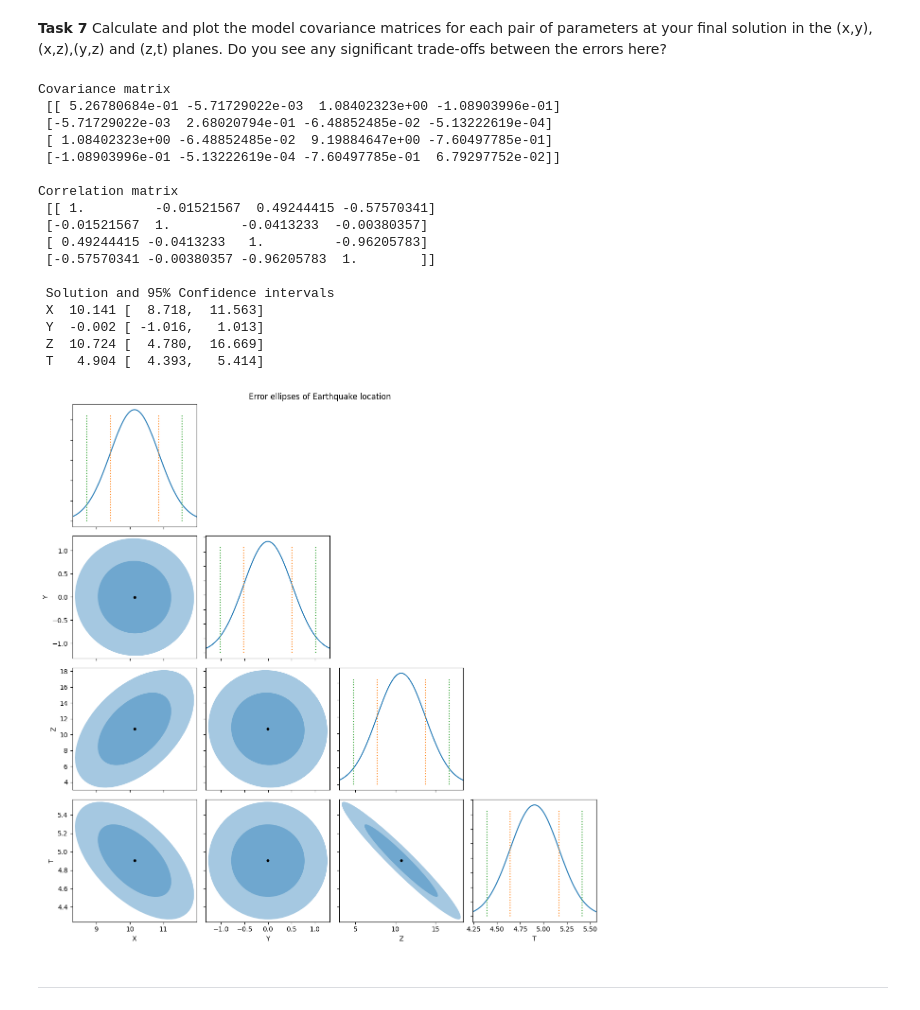
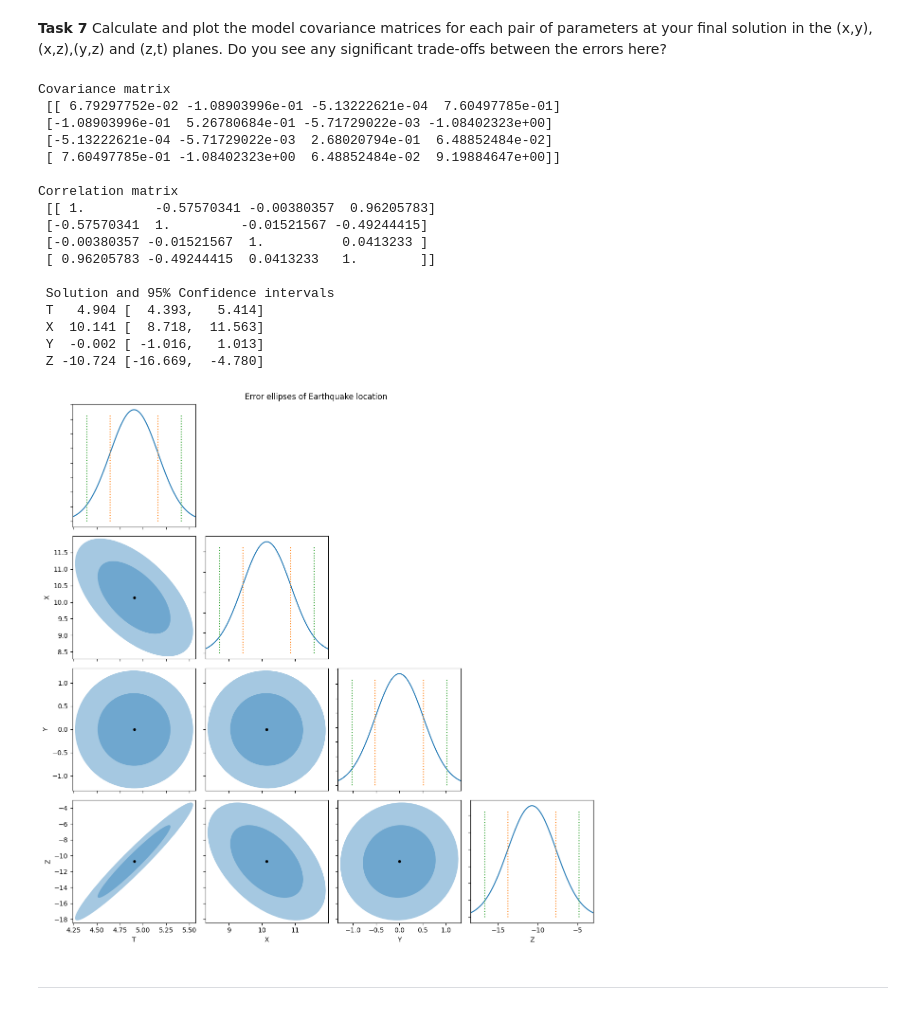
Before and after one commit to msambridge/InversionPracticals, a Jupyter notebook: Solutions/S2.3 - Iterative Earthquake location-solution.ipynb, the cells around one changed output. Saved outputs shown, nothing was run; the diff lists cells and outputs as text; code cells hidden in the pictures.

Commit message:
updated earthquake notebooks

```diff
--- a/Solutions/S2.3 - Iterative Earthquake location-solution.ipynb
+++ b/Solutions/S2.3 - Iterative Earthquake location-solution.ipynb
@@ -148,24 +141,25 @@ print(chisq2)
 ###########################
 # Iterative earthquake location example
 ###########################
-# Build derivative matrix G. Build the data covariance matrix with sigma=0.2
+# Build derivative matrix G.
 
 def calcG(sol,sta):
     vel = 5.4
     d = np.zeros(len(sta))     # define distance matrix shape
     G = np.zeros((len(sta),4)) # define G matrix shape
     for i in range(len(sta)):
-        dx = sta[i,0]-sol[0]
-        dy = sta[i,1]-sol[1]
-        dz = sta[i,2]-sol[2]
+        dx = sta[i,0]-sol[1]
+        dy = sta[i,1]-sol[2]
+        dz = sta[i,2]-sol[3]
         d[i] = np.sqrt(dx*dx + dy*dy + dz*dz)
-        G[i,0] = -dx/(d[i]*vel)
-        G[i,1] = -dy/(d[i]*vel)
-        G[i,2] = -dz/(d[i]*vel)
-        G[i,3] = 1
+        G[i,0] = 1
+        G[i,1] = -dx/(d[i]*vel)
+        G[i,2] = -dy/(d[i]*vel)
+        G[i,3] = -dz/(d[i]*vel)
     return G
 
-xstart = [-10.0, 5.0, 5.0, 0.0]     # choose starting guess
+xstart = [0.0, 5.0, 5.0, -10.0]     # choose starting guess (t,x,y,z)
+# Build the data covariance matrix with sigma=0.2
 Cdinv = np.eye(len(tobs))/(0.2*0.2)
 G = calcG(xstart,sta)
 print('CD inverse \n',Cdinv)
@@ -202,8 +196,7 @@ CD inverse
 #
 nit = 8 # number of iterations
 xsol = np.zeros([nit,4])
-xstart = np.array([0,0,1.,0.])
-xstart = [20.0, -6.0, 5.0, 0.0]     # choose starting guess
+xstart = [0.0, -6.0, 5.0, -20.0]     # choose starting guess (t,x,y,z)
 xsol[0,:] = xstart
 t = tobs # use noiseless data for location
 t = tobsn # use noisy data for location
@@ -334,7 +327,7 @@ Critical values for Chi-square
 ### Try it here! You can insert more cells by selecting Cell > Insert Cell Above/Below from the menu
 # bar, or by pressing Esc to enter command mode and then hitting A or B (for above/below).
 
-mls =xsoln[-1]
+mls =xsoln[-1] # select the final iteration as solution
 G = calcG(xsoln[-1],sta)
 A = np.dot(np.transpose(G), Cdinv)
 GtG = np.dot(A, G) # G^T C_inv G^T
@@ -352,31 +345,31 @@ sig_param2 = np.sqrt(Cm[1,1])
 sig_param3 = np.sqrt(Cm[2,2])
 sig_param4 = np.sqrt(Cm[3,3])
 print("\n Solution and 95% Confidence intervals ")
-print(" X {:7.3f} [{:7.3f}, {:7.3f}]".format(mls[0],mls[0]-1.96*sig_param1,mls[0]+1.96*sig_param1))
-print(" Y {:7.3f} [{:7.3f}, {:7.3f}]".format(mls[1],mls[1]-1.96*sig_param2,mls[1]+1.96*sig_param2))
-print(" Z {:7.3f} [{:7.3f}, {:7.3f}]".format(mls[2],mls[2]-1.96*sig_param3,mls[2]+1.96*sig_param3))
-print(" T {:7.3f} [{:7.3f}, {:7.3f}]".format(mls[3],mls[3]-1.96*sig_param4,mls[3]+1.96*sig_param4))
+print(" T {:7.3f} [{:7.3f}, {:7.3f}]".format(mls[0],mls[0]-1.96*sig_param1,mls[0]+1.96*sig_param1))
+print(" X {:7.3f} [{:7.3f}, {:7.3f}]".format(mls[1],mls[1]-1.96*sig_param2,mls[1]+1.96*sig_param2))
+print(" Y {:7.3f} [{:7.3f}, {:7.3f}]".format(mls[2],mls[2]-1.96*sig_param3,mls[2]+1.96*sig_param3))
+print(" Z {:7.3f} [{:7.3f}, {:7.3f}]".format(mls[3],mls[3]-1.96*sig_param4,mls[3]+1.96*sig_param4))
 # %% [output]
 Covariance matrix
- [[ 5.26780684e-01 -5.71729022e-03  1.08402323e+00 -1.08903996e-01]
- [-5.71729022e-03  2.68020794e-01 -6.48852485e-02 -5.13222619e-04]
- [ 1.08402323e+00 -6.48852485e-02  9.19884647e+00 -7.60497785e-01]
- [-1.08903996e-01 -5.13222619e-04 -7.60497785e-01  6.79297752e-02]]
+ [[ 6.79297752e-02 -1.08903996e-01 -5.13222621e-04  7.60497785e-01]
+ [-1.08903996e-01  5.26780684e-01 -5.71729022e-03 -1.08402323e+00]
+ [-5.13222621e-04 -5.71729022e-03  2.68020794e-01  6.48852484e-02]
+ [ 7.60497785e-01 -1.08402323e+00  6.48852484e-02  9.19884647e+00]]
 
 Correlation matrix
- [[ 1.         -0.01521567  0.49244415 -0.57570341]
- [-0.01521567  1.         -0.0413233  -0.00380357]
- [ 0.49244415 -0.0413233   1.         -0.96205783]
- [-0.57570341 -0.00380357 -0.96205783  1.        ]]
+ [[ 1.         -0.57570341 -0.00380357  0.96205783]
+ [-0.57570341  1.         -0.01521567 -0.49244415]
+ [-0.00380357 -0.01521567  1.          0.0413233 ]
+ [ 0.96205783 -0.49244415  0.0413233   1.        ]]
 
  Solution and 95% Confidence intervals
+ T   4.904 [  4.393,   5.414]
  X  10.141 [  8.718,  11.563]
  Y  -0.002 [ -1.016,   1.013]
- Z  10.724 [  4.780,  16.669]
- T   4.904 [  4.393,   5.414]
+ Z -10.724 [-16.669,  -4.780]
 # %%
-pc.gaussian_corner(Cm,mls,title='Error ellipses of Earthquake location',labels=['X','Y','Z','T'],figsizex=12,figsizey=12)
+pc.gaussian_corner(Cm,mls,title='Error ellipses of Earthquake location',labels=['T','X','Y','Z'],figsizex=12,figsizey=12)
 # %% [output]
-[figure, old version]
+[figure, new version]
 # %% [markdown]
 ----
```
Also changed, not shown: parts of 9 cells of this notebook, 4 other files.
